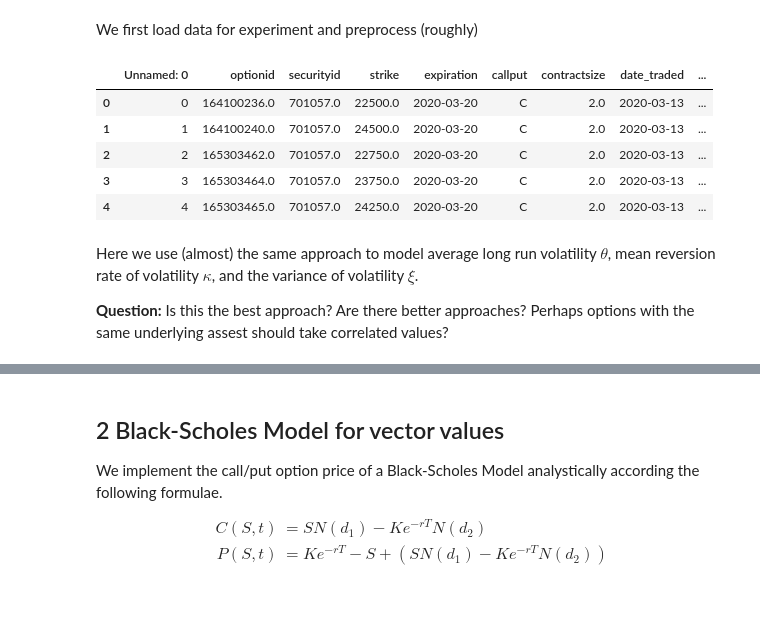
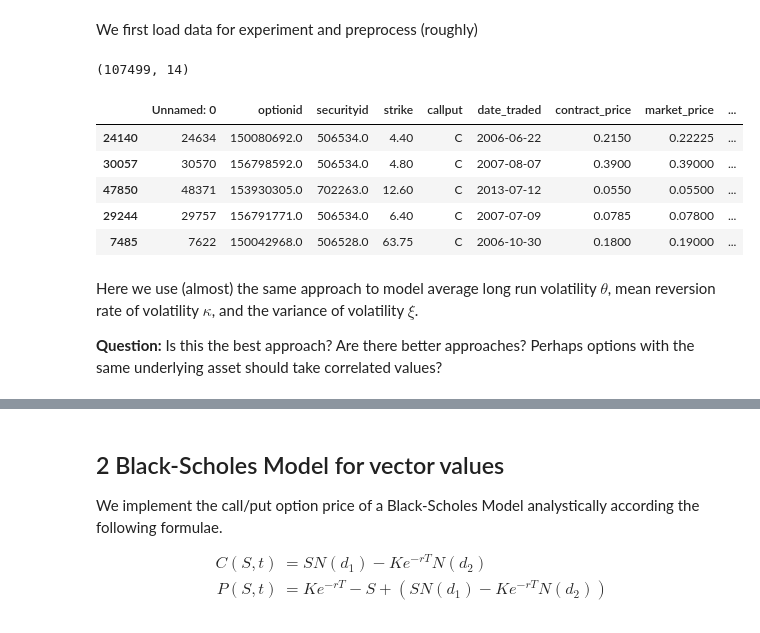
Before and after one commit to MathePhysics/UROP-2022, a Jupyter notebook: MonteCarloBenchmark/heston.ipynb, the cells around one changed output, grey strips where cells are left out. Drawn from its saved outputs; the diff is of its cells as text; code cells hidden in the pictures.

```diff
--- a/MonteCarloBenchmark/heston.ipynb
+++ b/MonteCarloBenchmark/heston.ipynb
@@ -89,18 +134,29 @@ To produce a large number of results, we need to utilize the built-in vectorizat
 # %% [markdown]
 We first load data for experiment and preprocess (roughly)
+# %%
+parent_path = str(pathlib.Path(os.getcwd()).parent)
+compressed = False
+if compressed:
+    import zipfile
+    parent_path = str(pathlib.Path(os.getcwd()).parent)
+    with zipfile.ZipFile(parent_path + "/data/combined.zip","r") as zip_ref:
+        zip_ref.extractall(parent_path+"/data/")
 # %%
-parent_path = str(pathlib.Path(os.getcwd()).parent)
-df = pd.read_csv(os.path.join(parent_path, 'data/roughwork.csv'))
-df.head()
+df = pd.read_csv(os.path.join(parent_path, 'data/data.csv'))
+
+print(df.shape)
+
+df.sample(5)
 # %% [output]
+(107499, 14)
-|  | Unnamed: 0 | optionid | securityid | strike | expiration | callput | contractsize | date_traded | ... |
-| 0 | 0 | 164100236.0 | 701057.0 | 22500.0 | 2020-03-20 | C | 2.0 | 2020-03-13 | ... |
-| 1 | 1 | 164100240.0 | 701057.0 | 24500.0 | 2020-03-20 | C | 2.0 | 2020-03-13 | ... |
-| 2 | 2 | 165303462.0 | 701057.0 | 22750.0 | 2020-03-20 | C | 2.0 | 2020-03-13 | ... |
-| 3 | 3 | 165303464.0 | 701057.0 | 23750.0 | 2020-03-20 | C | 2.0 | 2020-03-13 | ... |
-| 4 | 4 | 165303465.0 | 701057.0 | 24250.0 | 2020-03-20 | C | 2.0 | 2020-03-13 | ... |
+|  | Unnamed: 0 | optionid | securityid | strike | callput | date_traded | contract_price | market_price | ... |
+| 24140 | 24634 | 150080692.0 | 506534.0 | 4.40 | C | 2006-06-22 | 0.2150 | 0.22225 | ... |
+| 30057 | 30570 | 156798592.0 | 506534.0 | 4.80 | C | 2007-08-07 | 0.3900 | 0.39000 | ... |
+| 47850 | 48371 | 153930305.0 | 702263.0 | 12.60 | C | 2013-07-12 | 0.0550 | 0.05500 | ... |
+| 29244 | 29757 | 156791771.0 | 506534.0 | 6.40 | C | 2007-07-09 | 0.0785 | 0.07800 | ... |
+| 7485 | 7622 | 150042968.0 | 506528.0 | 63.75 | C | 2006-10-30 | 0.1800 | 0.19000 | ... |
 # %% [markdown]
 Here we use (almost) the same approach to model average long run volatility $\theta$, mean reversion rate of volatility $\kappa$, and the variance of volatility $\xi$.
 
-**Question:** Is this the best approach? Are there better approaches? Perhaps options with the same underlying assest should take correlated values?
+**Question:** Is this the best approach? Are there better approaches? Perhaps options with the same underlying asset should take correlated values?
 # %%
```
Also changed, not shown: parts of 12 cells of this notebook.
